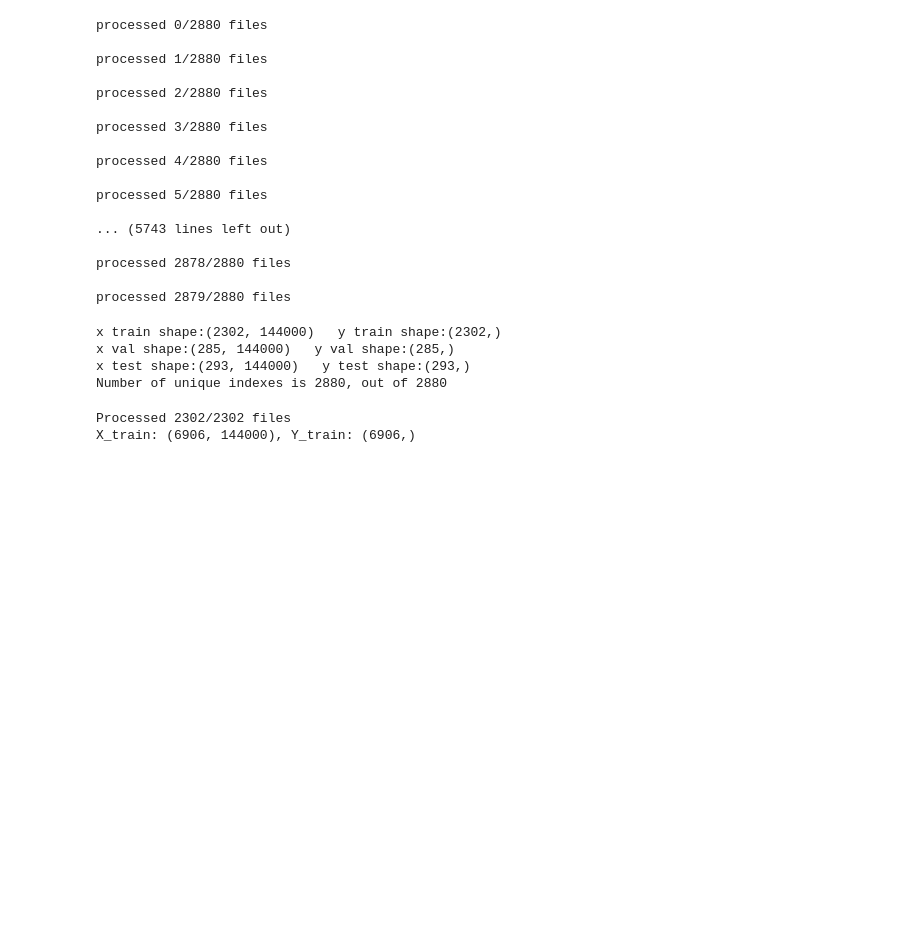
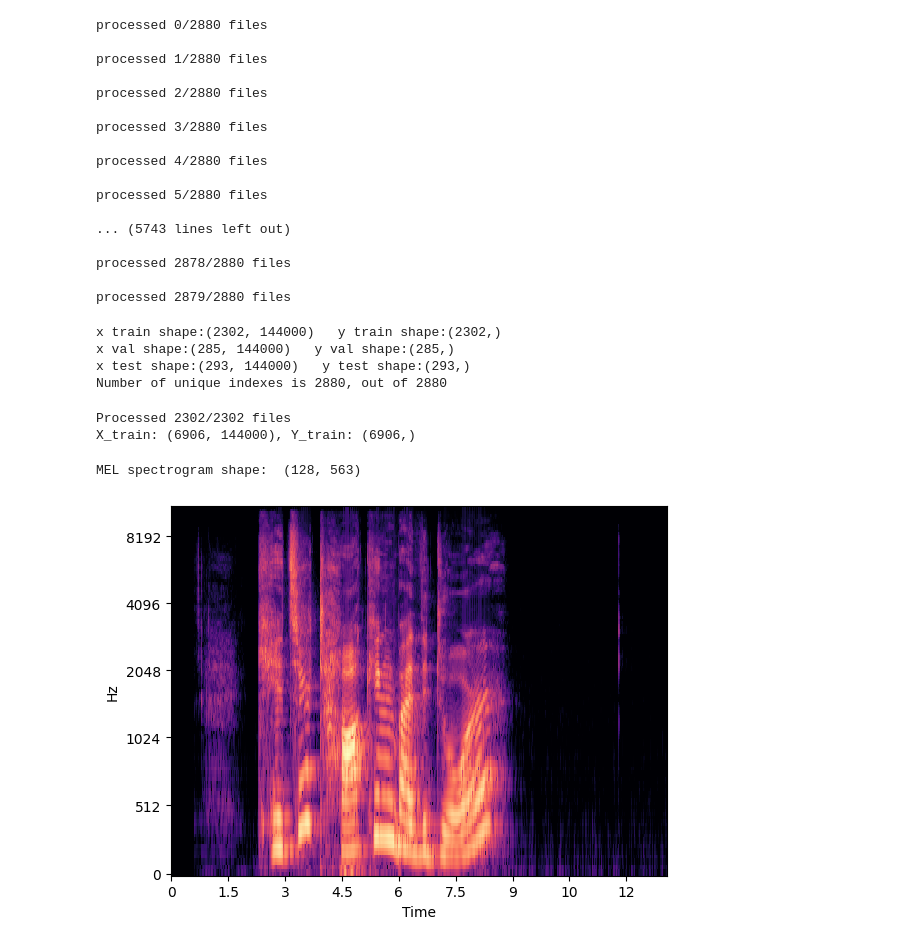
Before and after one commit to LuluW8071/ASR-with-Speech-Sentiment-and-Text-Summarizer, a Jupyter notebook: src/Speech_Sentiment_Analysis/sentiment_analysis(saugat)/speech-sentiment.ipynb, the cells around one changed output. Cells and saved outputs as stored; diff of their text form; code cells hidden in the pictures; blank space fills up the shorter version.

Commit message:
Added data augmentation, mel spectrogram extraction, and chunking for train, validation, and test sets

```diff
--- a/src/Speech_Sentiment_Analysis/sentiment_analysis(saugat)/speech-sentiment.ipynb
+++ b/src/Speech_Sentiment_Analysis/sentiment_analysis(saugat)/speech-sentiment.ipynb
@@ -1,18 +1,18 @@
 # %%
-# This Python 3 environment comes with many helpful analytics libraries installed
-# It is defined by the kaggle/python Docker image: https://github.com/kaggle/docker-python
-# For example, here's several helpful packages to load
+# # This Python 3 environment comes with many helpful analytics libraries installed
+# # It is defined by the kaggle/python Docker image: https://github.com/kaggle/docker-python
+# # For example, here's several helpful packages to load
 
-import numpy as np # linear algebra
-import pandas as pd # data processing, CSV file I/O (e.g. pd.read_csv)
+# import numpy as np # linear algebra
+# import pandas as pd # data processing, CSV file I/O (e.g. pd.read_csv)
 
-# Input data files are available in the read-only "../input/" directory
-# For example, running this (by clicking run or pressing Shift+Enter) will list all files under the input directory
+# # Input data files are available in the read-only "../input/" directory
+# # For example, running this (by clicking run or pressing Shift+Enter) will list all files under the input directory
 
-import os
-for dirname, _, filenames in os.walk('/kaggle/input'):
-    for filename in filenames:
-#        print(os.path.join(dirname, filename))
+# import os
+# for dirname, _, filenames in os.walk('/kaggle/input'):
+#     for filename in filenames:
+# #        print(os.path.join(dirname, filename))
 
-# You can write up to 20GB to the current directory (/kaggle/working/) that gets preserved as output when you create a version using "Save & Run All"
-# You can also write temporary files to /kaggle/temp/, but they won't be saved outside of the current session
+# # You can write up to 20GB to the current directory (/kaggle/working/) that gets preserved as output when you create a version using "Save & Run All"
+# # You can also write temporary files to /kaggle/temp/, but they won't be saved outside of the current session
@@ -263,3 +261,25 @@ print(f'\nX_train: {X_train.shape}, Y_train: {y_train.shape}')
 # %% [output]
 Processed 2302/2302 files
 X_train: (6906, 144000), Y_train: (6906,)
+# %%
+def getMELspectrogram(audio, sample_rate):
+    mel_spec=librosa.feature.melspectrogram(y=audio,sr=sample_rate,n_fft=1024,win_length=512,window='hamming',hop_length=256,n_mels=128,fmax=sample_rate/2)
+    # Convert power spectrogram to decibel scale
+    mel_spec_db = librosa.power_to_db(mel_spec, ref=np.max)
+    return mel_spec_db
+
+audio, sample_rate = librosa.load(data.loc[0,'Path'], duration=3, offset=0.5, sr=SAMPLE_RATE)
+# Create an empty signal array of length equal to 3 seconds
+signal = np.zeros((int(SAMPLE_RATE*3,)))
+
+# Fill the signal array with the audio data
+signal[:len(audio)] = audio
+
+mel_spectrogram = getMELspectrogram(signal, SAMPLE_RATE)
+
+librosa.display.specshow(mel_spectrogram, y_axis='mel', x_axis='time')
+
+print('MEL spectrogram shape: ',mel_spectrogram.shape)
+# %% [output]
+MEL spectrogram shape:  (128, 563)
+[figure, added]
```
Also changed, not shown: parts of 4 cells of this notebook.
